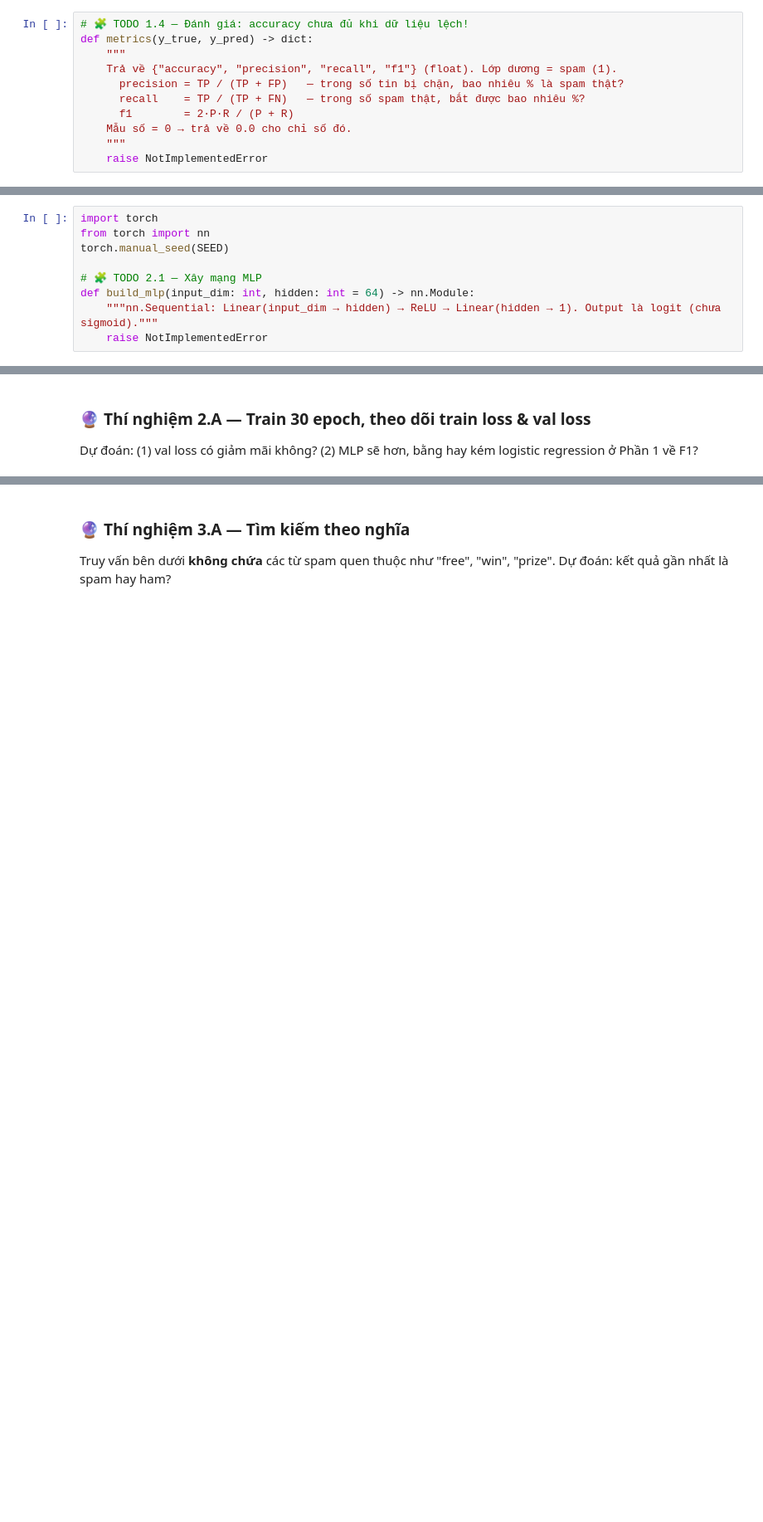
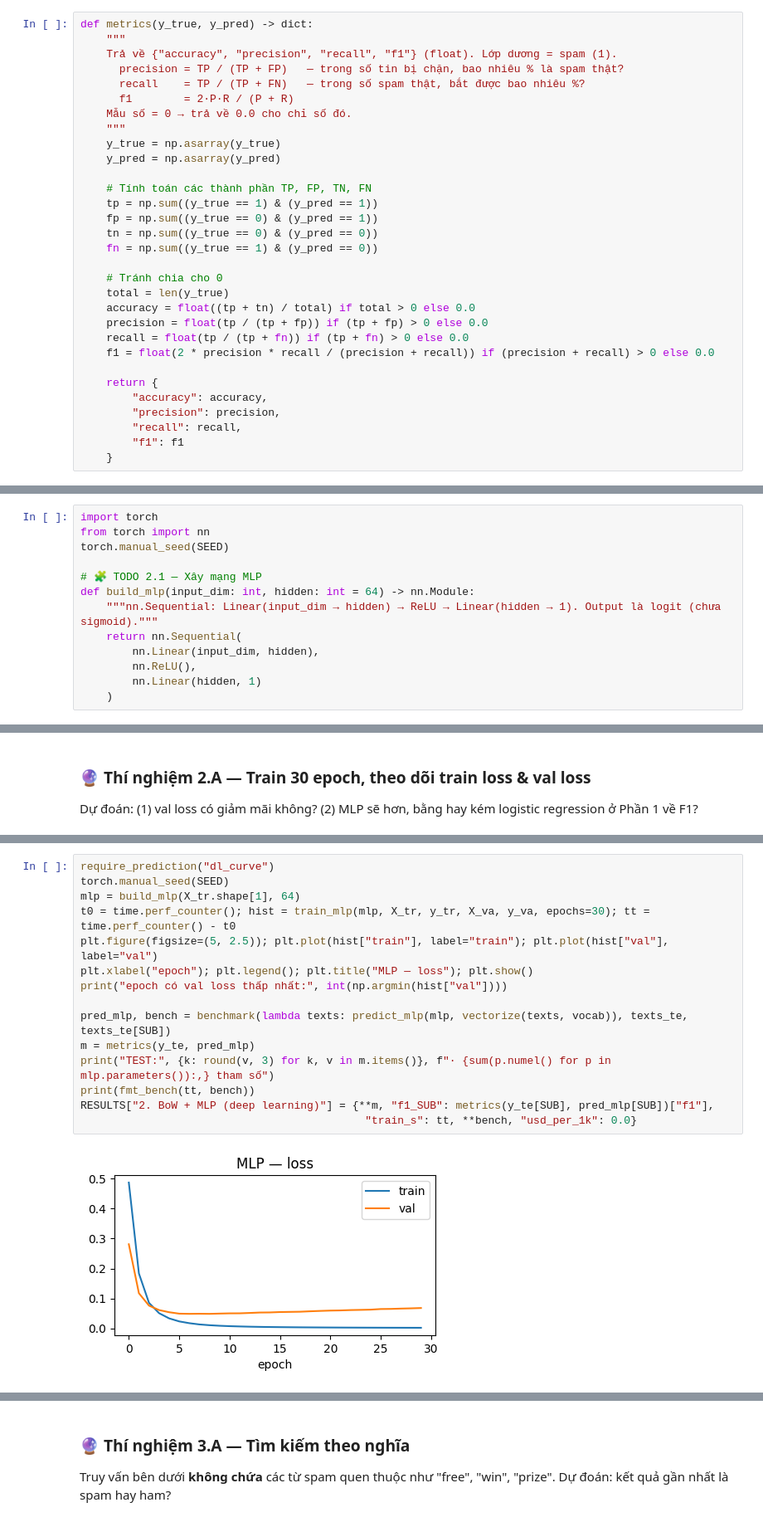
Before and after one commit to Hphong2305/K5-L3b-DAY01-HoangThePhong-2A202603832-AIFoundation, a Jupyter notebook: src/day01_spam_ml_dl_embedding_llm.ipynb, the cells around one changed output, grey strips where cells are left out. Shown at 83% size. Saved outputs shown, nothing was run; the diff lists cells and outputs as text; blank space fills up the shorter version.

```diff
--- a/src/day01_spam_ml_dl_embedding_llm.ipynb
+++ b/src/day01_spam_ml_dl_embedding_llm.ipynb
@@ -288,5 +313,4 @@ _run_check("1.3 train_logreg", _t)
 # %%
-# 🧩 TODO 1.4 — Đánh giá: accuracy chưa đủ khi dữ liệu lệch!
 def metrics(y_true, y_pred) -> dict:
     """
     Trả về {"accuracy", "precision", "recall", "f1"} (float). Lớp dương = spam (1).
@@ -295,7 +319,28 @@ def metrics(y_true, y_pred) -> dict:
       f1        = 2·P·R / (P + R)
     Mẫu số = 0 → trả về 0.0 cho chỉ số đó.
     """
-    raise NotImplementedError
+    y_true = np.asarray(y_true)
+    y_pred = np.asarray(y_pred)
+
+    # Tính toán các thành phần TP, FP, TN, FN
+    tp = np.sum((y_true == 1) & (y_pred == 1))
+    fp = np.sum((y_true == 0) & (y_pred == 1))
+    tn = np.sum((y_true == 0) & (y_pred == 0))
+    fn = np.sum((y_true == 1) & (y_pred == 0))
+
+    # Tránh chia cho 0
+    total = len(y_true)
+    accuracy = float((tp + tn) / total) if total > 0 else 0.0
+    precision = float(tp / (tp + fp)) if (tp + fp) > 0 else 0.0
+    recall = float(tp / (tp + fn)) if (tp + fn) > 0 else 0.0
+    f1 = float(2 * precision * recall / (precision + recall)) if (precision + recall) > 0 else 0.0
+
+    return {
+        "accuracy": accuracy,
+        "precision": precision,
+        "recall": recall,
+        "f1": f1
+    }
 # %%
 def _t():
     m = metrics([1, 1, 1, 0, 0, 0, 0, 0], [1, 1, 0, 1, 0, 0, 0, 0])
@@ -387,7 +462,11 @@ torch.manual_seed(SEED)
 # 🧩 TODO 2.1 — Xây mạng MLP
 def build_mlp(input_dim: int, hidden: int = 64) -> nn.Module:
     """nn.Sequential: Linear(input_dim → hidden) → ReLU → Linear(hidden → 1). Output là logit (chưa sigmoid)."""
-    raise NotImplementedError
+    return nn.Sequential(
+        nn.Linear(input_dim, hidden),
+        nn.ReLU(),
+        nn.Linear(hidden, 1)
+    )
 # %%
 def _t():
     m = build_mlp(10, 4)
@@ -441,0 +550,17 @@ predict("dl_curve", "...")
+# %%
+require_prediction("dl_curve")
+torch.manual_seed(SEED)
+mlp = build_mlp(X_tr.shape[1], 64)
+t0 = time.perf_counter(); hist = train_mlp(mlp, X_tr, y_tr, X_va, y_va, epochs=30); tt = time.perf_counter() - t0
+plt.figure(figsize=(5, 2.5)); plt.plot(hist["train"], label="train"); plt.plot(hist["val"], label="val")
+plt.xlabel("epoch"); plt.legend(); plt.title("MLP — loss"); plt.show()
+print("epoch có val loss thấp nhất:", int(np.argmin(hist["val"])))
+
+pred_mlp, bench = benchmark(lambda texts: predict_mlp(mlp, vectorize(texts, vocab)), texts_te, texts_te[SUB])
+m = metrics(y_te, pred_mlp)
+print("TEST:", {k: round(v, 3) for k, v in m.items()}, f"· {sum(p.numel() for p in mlp.parameters()):,} tham số")
+print(fmt_bench(tt, bench))
+RESULTS["2. BoW + MLP (deep learning)"] = {**m, "f1_SUB": metrics(y_te[SUB], pred_mlp[SUB])["f1"],
+                                            "train_s": tt, **bench, "usd_per_1k": 0.0}
+# %% [output]
+[figure, added]
```
Also changed, not shown: parts of 53 cells of this notebook.
